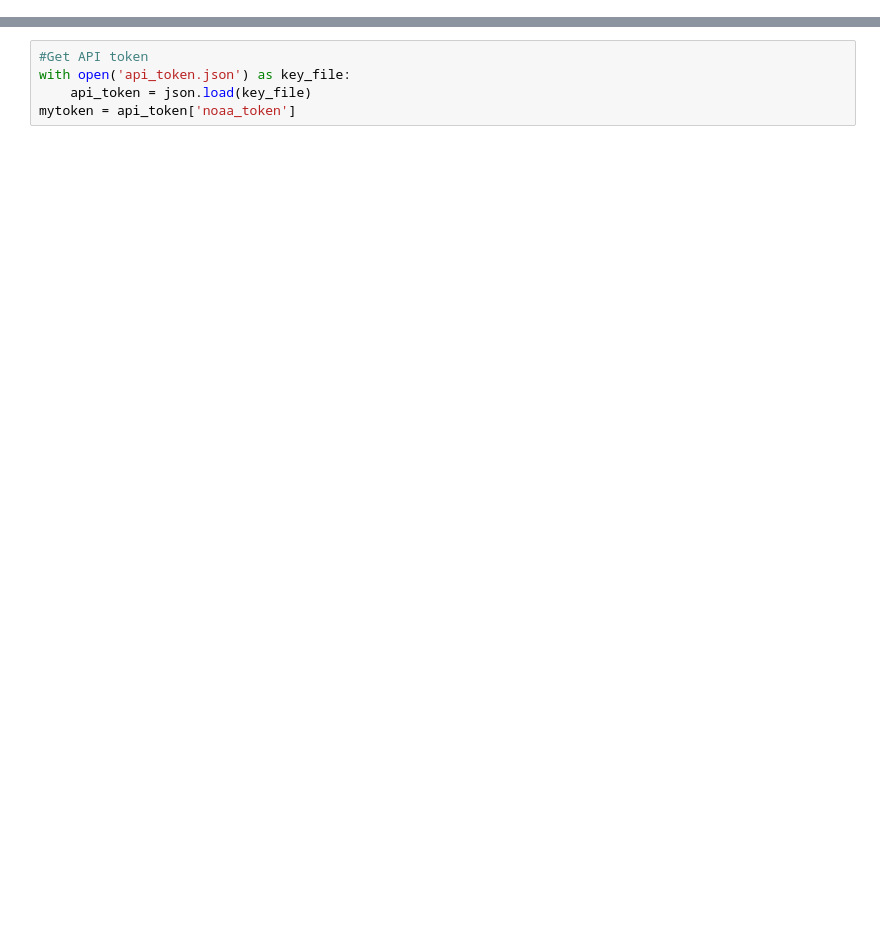
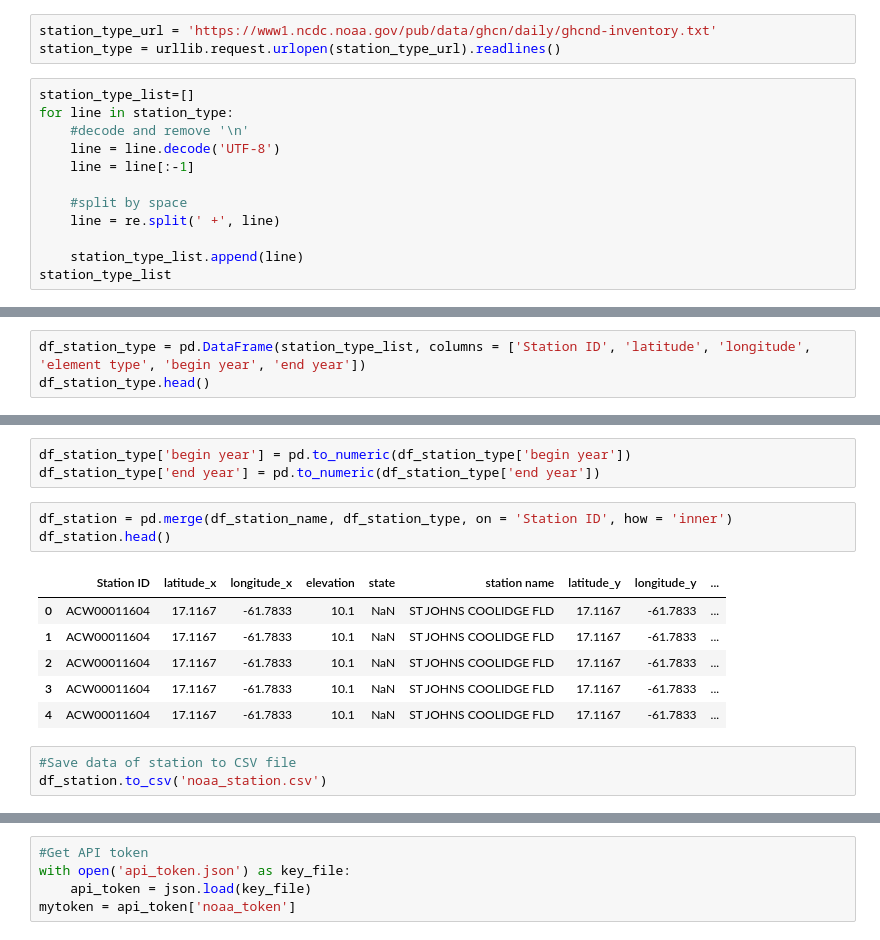
Before and after one commit to fkaita/Springboard, a Jupyter notebook: Capstone/Data_Collection_NOAA.ipynb, the cells around one changed output, grey strips where cells are left out. Cells and saved outputs as stored; diff of their text form; blank space fills up the shorter version.

```diff
--- a/Capstone/Data_Collection_NOAA.ipynb
+++ b/Capstone/Data_Collection_NOAA.ipynb
@@ -5,0 +89,15 @@ import pandas as pd
+# %%
+station_type_url = 'https://www1.ncdc.noaa.gov/pub/data/ghcn/daily/ghcnd-inventory.txt'
+station_type = urllib.request.urlopen(station_type_url).readlines()
+# %%
+station_type_list=[]
+for line in station_type:
+    #decode and remove '\n'
+    line = line.decode('UTF-8')
+    line = line[:-1]
+
+    #split by space
+    line = re.split(' +', line)
+
+    station_type_list.append(line)
+station_type_list
@@ -5,0 +122,3 @@ import pandas as pd
+# %%
+df_station_type = pd.DataFrame(station_type_list, columns = ['Station ID', 'latitude', 'longitude', 'element type', 'begin year', 'end year'])
+df_station_type.head()
@@ -5,0 +146,16 @@ import pandas as pd
+# %%
+df_station_type['begin year'] = pd.to_numeric(df_station_type['begin year'])
+df_station_type['end year'] = pd.to_numeric(df_station_type['end year'])
+# %%
+df_station = pd.merge(df_station_name, df_station_type, on = 'Station ID', how = 'inner')
+df_station.head()
+# %% [output]
+|  | Station ID | latitude_x | longitude_x | elevation | state | station name | latitude_y | longitude_y | ... |
+| 0 | ACW00011604 | 17.1167 | -61.7833 | 10.1 | NaN | ST JOHNS COOLIDGE FLD | 17.1167 | -61.7833 | ... |
+| 1 | ACW00011604 | 17.1167 | -61.7833 | 10.1 | NaN | ST JOHNS COOLIDGE FLD | 17.1167 | -61.7833 | ... |
+| 2 | ACW00011604 | 17.1167 | -61.7833 | 10.1 | NaN | ST JOHNS COOLIDGE FLD | 17.1167 | -61.7833 | ... |
+| 3 | ACW00011604 | 17.1167 | -61.7833 | 10.1 | NaN | ST JOHNS COOLIDGE FLD | 17.1167 | -61.7833 | ... |
+| 4 | ACW00011604 | 17.1167 | -61.7833 | 10.1 | NaN | ST JOHNS COOLIDGE FLD | 17.1167 | -61.7833 | ... |
+# %%
+#Save data of station to CSV file
+df_station.to_csv('noaa_station.csv')
```
Also changed, not shown: parts of 42 cells of this notebook.
